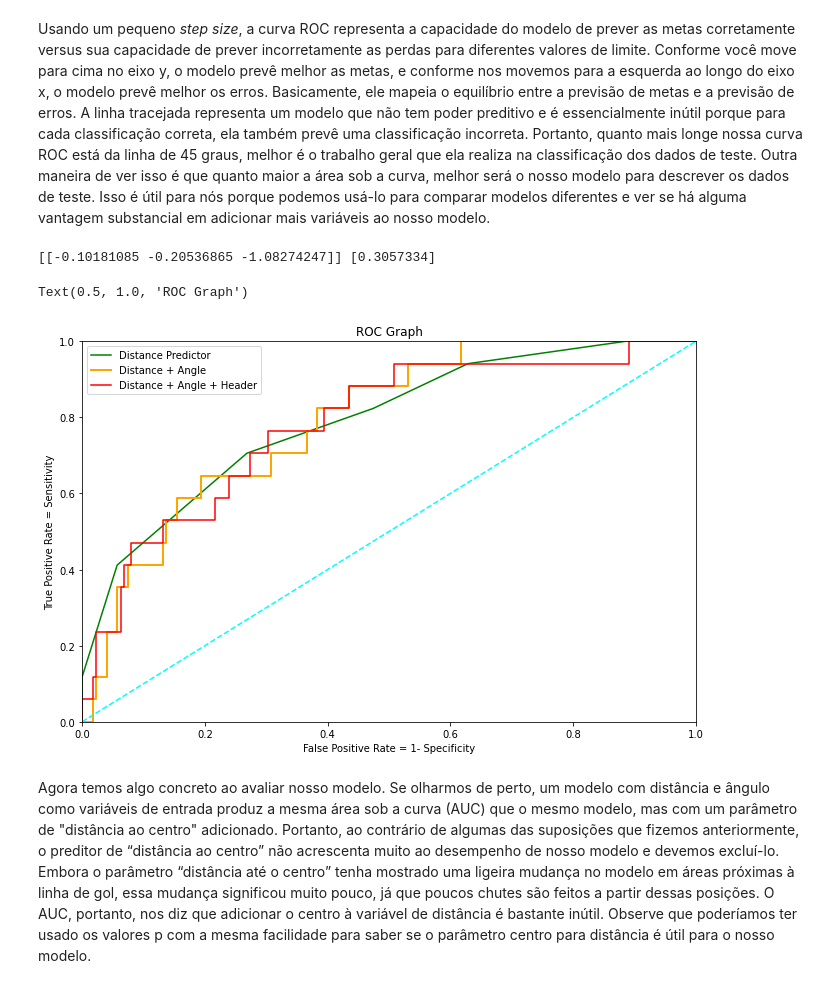
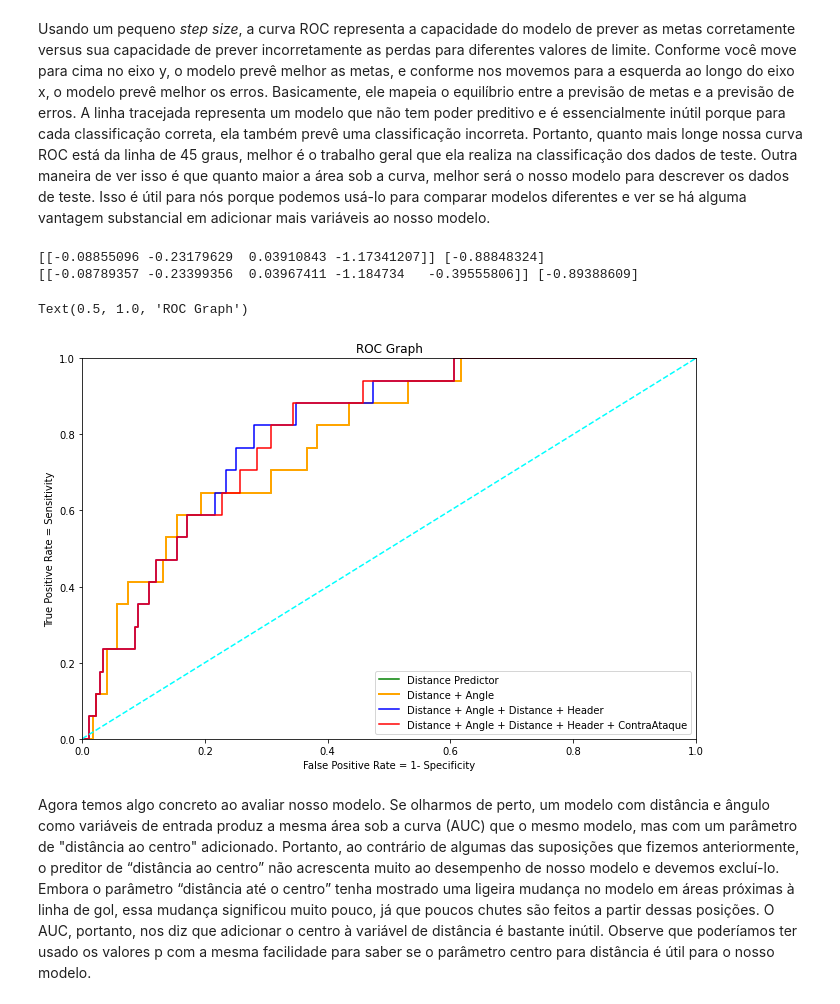
Before and after one commit to patalanov/gm-ml, a Jupyter notebook: xG_v3.ipynb, the cells around one changed output. Saved outputs shown, nothing was run; the diff lists cells and outputs as text; code cells hidden in the pictures.

```diff
--- a/xG_v3.ipynb
+++ b/xG_v3.ipynb
@@ -622,14 +630,14 @@ Usando um pequeno *step size*, a curva ROC representa a capacidade do modelo de
 # %%
-# train_3 = df_finalizacoes[['Goal','Metros','xG_angle_degrees','Y']].copy()
-# x_train_3, x_test_3, y_train_3, y_test_3 = train_test_split(train_3.drop('Goal',axis=1),
-#                                                     train_3['Goal'], test_size=0.20,
-#                                                     random_state=10)
-# lgm_3 = LogisticRegression()
-# lgm_3.fit(x_train_3,y_train_3)
-# log_odds = lgm_3.coef_[0]
-# print(lgm_3.coef_, lgm_3.intercept_)
+train_3 = df_finalizacoes[['Goal','Metros','xG_angle_degrees','xG_vertical_angle_degrees','header']].copy()
+x_train_3, x_test_3, y_train_3, y_test_3 = train_test_split(train_3.drop('Goal',axis=1),
+                                                    train_3['Goal'], test_size=0.20,
+                                                    random_state=10)
+lgm_3 = LogisticRegression()
+lgm_3.fit(x_train_3,y_train_3)
+log_odds = lgm_3.coef_[0]
+print(lgm_3.coef_, lgm_3.intercept_)
 
-train_4 = df_finalizacoes[['Goal','Metros','xG_angle_degrees','header']].copy()
+train_4 = df_finalizacoes[['Goal','Metros','xG_angle_degrees','xG_vertical_angle_degrees','header','ContraAtaque']].copy()
 x_train_4, x_test_4, y_train_4, y_test_4 = train_test_split(train_4.drop('Goal',axis=1),
                                                     train_4['Goal'], test_size=0.20,
                                                     random_state=10)
@@ -638,42 +646,39 @@ lgm_4.fit(x_train_4,y_train_4)
 log_odds = lgm_4.coef_[0]
 print(lgm_4.coef_, lgm_4.intercept_)
 # %% [output]
-[[-0.10181085 -0.20536865 -1.08274247]] [0.3057334]
+[[-0.08855096 -0.23179629  0.03910843 -1.17341207]] [-0.88848324]
+[[-0.08789357 -0.23399356  0.03967411 -1.184734   -0.39555806]] [-0.89388609]
 # %%
 fig, axes = plt.subplots(figsize=(11,7))
 
 y_score = lgm_dis.decision_function(x_test_dis)
 fpr, tpr, _  = roc_curve(y_test_dis,y_score, pos_label=lgm_dis.classes_[1])
 plt.plot(fpr,tpr,label='Distance Predictor',c='green')
 
 y_score_2 = lgm_2.decision_function(x_test_2)
 fpr2, tpr2, _  = roc_curve(y_test_2,y_score_2, pos_label=lgm_2.classes_[1])
 plt.plot(fpr2,tpr2,label='Distance + Angle',c='orange',linewidth=2)
 
-# y_score_3 = lgm_3.decision_function(x_test_3)
-# fpr_3, tpr_3, _  = roc_curve(y_test_3,y_score_3, pos_label=lgm_3.classes_[1])
-# plt.plot(fpr_3,tpr_3,label='Distance + Angle + Center Distance',c='blue')
+y_score_3 = lgm_3.decision_function(x_test_3)
+fpr_3, tpr_3, _  = roc_curve(y_test_3,y_score_3, pos_label=lgm_3.classes_[1])
+plt.plot(fpr_3,tpr_3,label='Distance + Angle + Distance + Header',c='blue')
 
 y_score_4 = lgm_4.decision_function(x_test_4)
 fpr_4, tpr_4, _  = roc_curve(y_test_4,y_score_4, pos_label=lgm_4.classes_[1])
-plt.plot(fpr_4,tpr_4,label='Distance + Angle + Header',c='red')
+plt.plot(fpr_4,tpr_4,label='Distance + Angle + Distance + Header + ContraAtaque',c='red')
 plt.legend()
 
-#y_score_5 = lgm_5.decision_function(poly_test)
-#fpr_5, tpr_5, _  = roc_curve(y_test_5,y_score_5, pos_label=lgm_5.classes_[1])
-#plt.plot(fpr_4,tpr_4,label='Distance + Angle + Header',c='yellow')
-#plt.legend()
 
 y_45 = np.linspace(0,1,100)
 plt.plot(y_45,y_45,linestyle='dashed',c='cyan')
 
 plt.xlim([0, 1])
 plt.ylim([0, 1])
 
 plt.xlabel('False Positive Rate = 1- Specificity')
 plt.ylabel('True Positive Rate = Sensitivity')
 plt.title('ROC Graph')
 # %% [output]
 Text(0.5, 1.0, 'ROC Graph')
-[figure, old version]
+[figure, new version]
 # %% [markdown]
```
Also changed, not shown: parts of 34 cells of this notebook, 2 other files.
